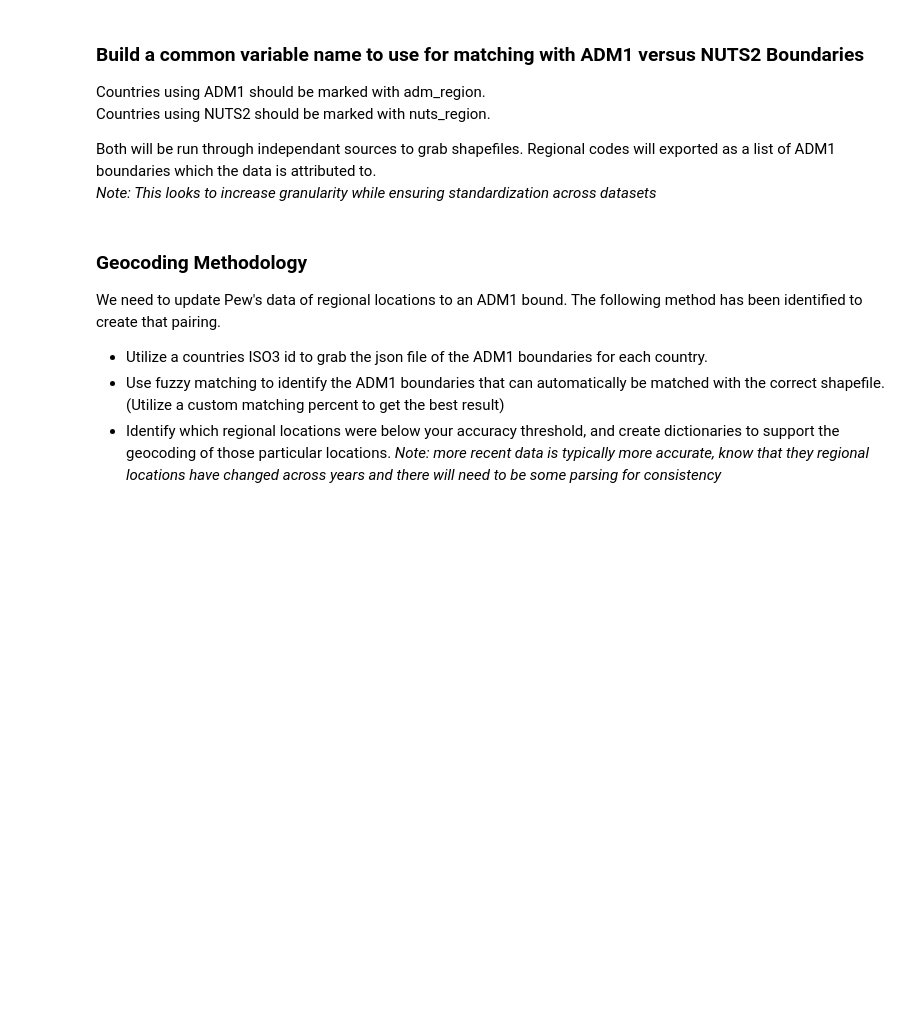
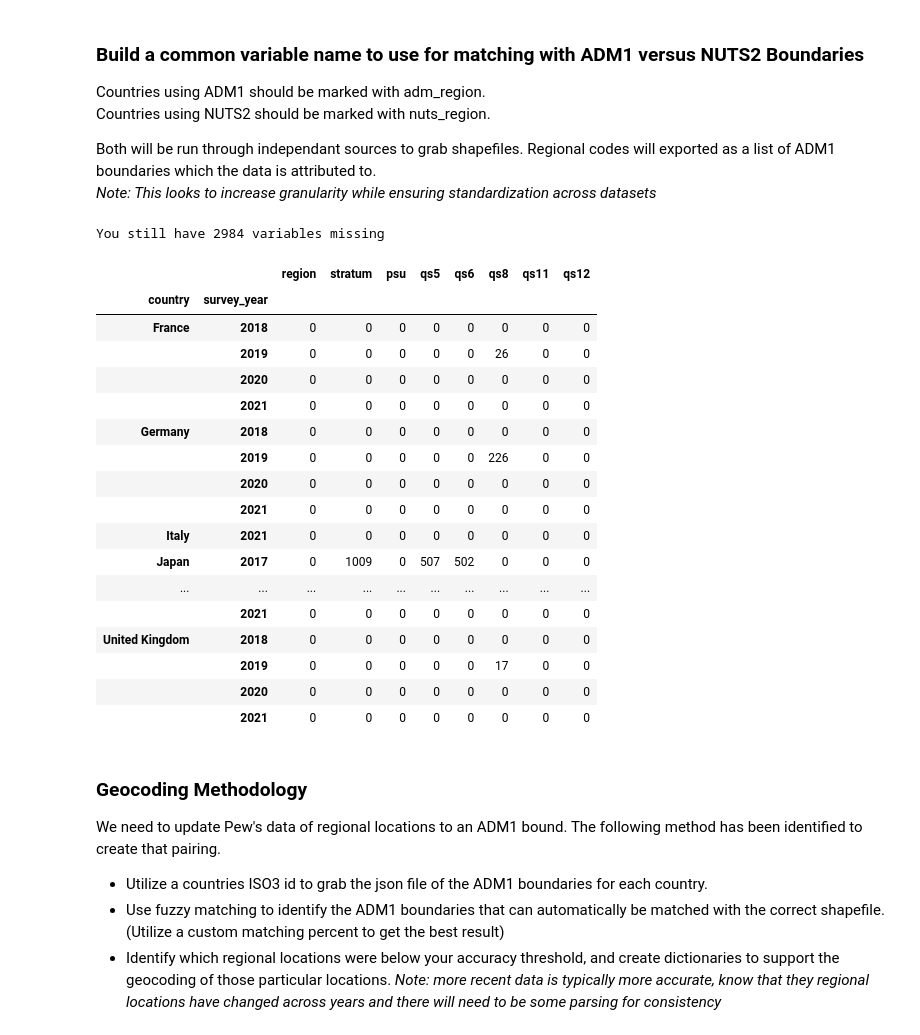
Before and after one commit to LAS-NCSU/bridash, a Jupyter notebook: data_processing/pew/geocoding_pew.ipynb, the cells around one changed output. Cells and saved outputs as stored; diff of their text form; code cells hidden in the pictures; blank space fills up the shorter version.

Commit message:
placement of stratum,region, qs5-11 as ADM or NUTS for matching with geoboundaries.
missing variables still accounting for 3000 ungeocoded responses

```diff
--- a/data_processing/pew/geocoding_pew.ipynb
+++ b/data_processing/pew/geocoding_pew.ipynb
@@ -152,3 +179,33 @@ region_temps['nuts_temp'] = region_temps['nuts_temp'].combine_first(region_temps
+# %%
+print("You still have " + str(region_temps.shape[0] - region_temps['adm_temp'].combine_first(region_temps['nuts_temp']).value_counts().sum()) + " variables missing")
+# %% [output]
+You still have 2984 variables missing
+# %%
+# run to see missing variables
+# use this query to explore a particular country/year further
+# df[(df['survey_year'] == 2017) & (df['country'] == 'Japan')][['region', 'stratum', 'psu', 'qs5', 'qs6', 'qs8', 'qs11', 'qs12']]
+
+# use this query to identify missing variables
+df[pd.isna(df['adm_region']) & pd.isna(df['nuts_region'])].groupby(['country', 'survey_year'])[['region', 'stratum', 'psu', 'qs5', 'qs6', 'qs8', 'qs11', 'qs12']].count()
+# %% [output]
+|  |  | region | stratum | psu | qs5 | qs6 | qs8 | qs11 | qs12 |
+| country | survey_year |  |  |  |  |  |  |  |  |
+| France | 2018 | 0 | 0 | 0 | 0 | 0 | 0 | 0 | 0 |
+|  | 2019 | 0 | 0 | 0 | 0 | 0 | 26 | 0 | 0 |
+|  | 2020 | 0 | 0 | 0 | 0 | 0 | 0 | 0 | 0 |
+|  | 2021 | 0 | 0 | 0 | 0 | 0 | 0 | 0 | 0 |
+| Germany | 2018 | 0 | 0 | 0 | 0 | 0 | 0 | 0 | 0 |
+|  | 2019 | 0 | 0 | 0 | 0 | 0 | 226 | 0 | 0 |
+|  | 2020 | 0 | 0 | 0 | 0 | 0 | 0 | 0 | 0 |
+|  | 2021 | 0 | 0 | 0 | 0 | 0 | 0 | 0 | 0 |
+| Italy | 2021 | 0 | 0 | 0 | 0 | 0 | 0 | 0 | 0 |
+| Japan | 2017 | 0 | 1009 | 0 | 507 | 502 | 0 | 0 | 0 |
+| ... | ... | ... | ... | ... | ... | ... | ... | ... | ... |
+|  | 2021 | 0 | 0 | 0 | 0 | 0 | 0 | 0 | 0 |
+| United Kingdom | 2018 | 0 | 0 | 0 | 0 | 0 | 0 | 0 | 0 |
+|  | 2019 | 0 | 0 | 0 | 0 | 0 | 17 | 0 | 0 |
+|  | 2020 | 0 | 0 | 0 | 0 | 0 | 0 | 0 | 0 |
+|  | 2021 | 0 | 0 | 0 | 0 | 0 | 0 | 0 | 0 |
 # %%
 # put all adm_temp and nuts_temp values in the database for replacing
 df['adm_region'] = region_temps['adm_temp']
```
Also changed, not shown: parts of 3 cells of this notebook.
